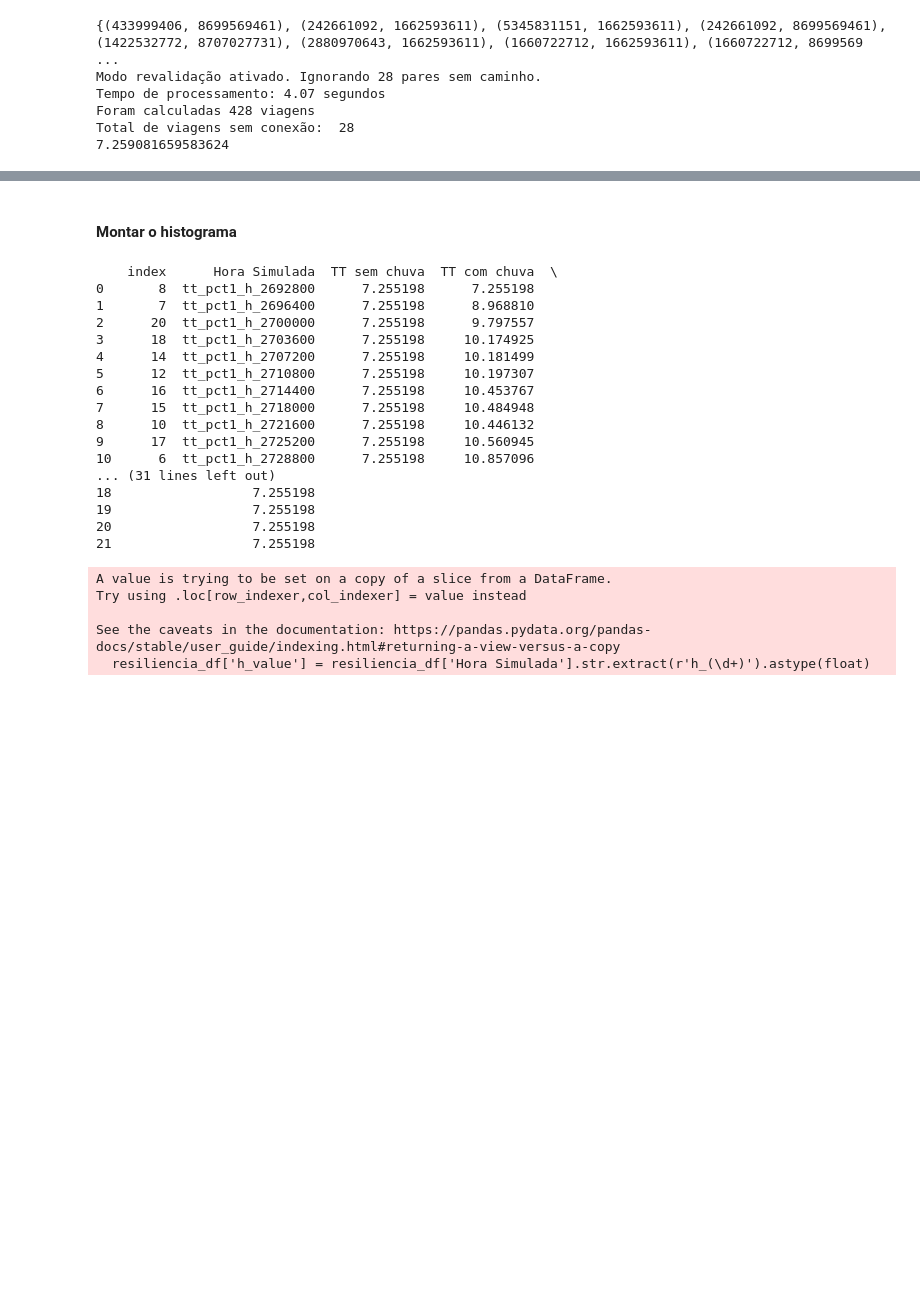
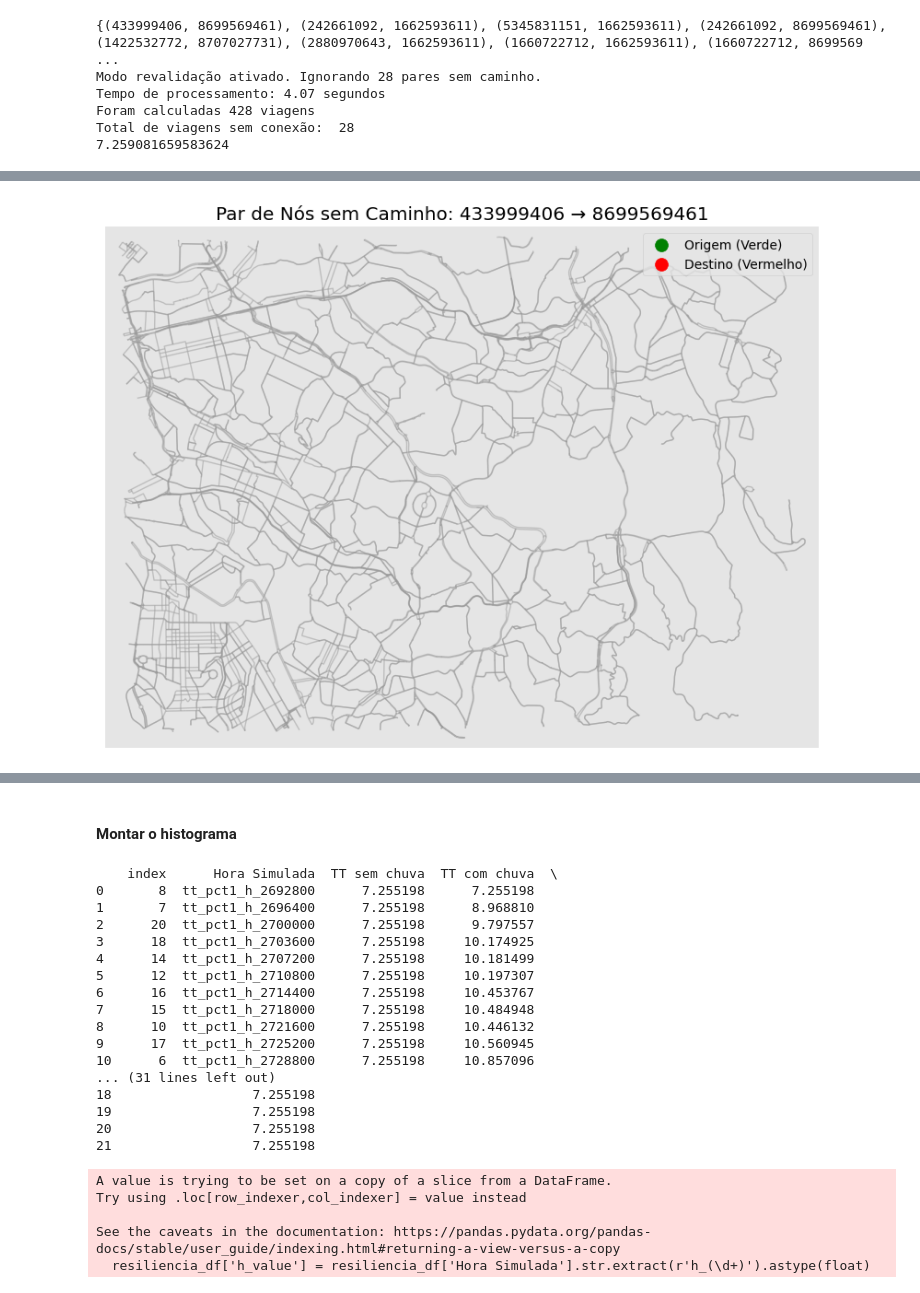
Before and after one commit to marcelof314/SP_urban_flooding, a Jupyter notebook: 02 OD Matrix and travel time.ipynb, the cells around one changed output, grey strips where cells are left out. Saved outputs shown, nothing was run; the diff lists cells and outputs as text; code cells hidden in the pictures; blank space fills up the shorter version.

Commit message:
Debugando nós sem caminhos mínimos.

```diff
--- a/02 OD Matrix and travel time.ipynb
+++ b/02 OD Matrix and travel time.ipynb
@@ -1628,0 +1805,17 @@ tempos_medios_arquivo
+# %%
+data = 0
+data_batch = []
+
+#for coluna in atributos_tt_ord:
+
+print(coluna)
+sem_caminho2 = []
+tempos_e_viagens_chuva_domimgo2 = []
+tempos_e_viagens_chuva_domingo3 = []
+sem_caminho = set()
+
+# 1o Cálculo do caminho mínimo, sem chuva
+tempos_e_viagens_domingo, sem_caminho = calcula_caminho_minimo3(centroides_dentro,'nearest_node_baseline', G_dinamico, 'speed_kph')
+print("Depois da 1ª chamada:", sem_caminho)
+#tt_seco = tempo_medio_viagem(tempos_e_viagens_domingo)
+print(tt_seco)
@@ -1628,0 +1849,39 @@ tempos_medios_arquivo
+# %%
+import networkx as nx
+import osmnx as ox
+import matplotlib.pyplot as plt
+
+sem_caminho_lista = list(sem_caminho)
+
+# Escolha um par de nós da lista sem_caminho
+par_escolhido = sem_caminho_lista[0]  # Substitua por qualquer outro par da lista
+
+# Criar uma cópia do grafo para evitar modificações acidentais
+G_plot = G_dinamico.copy()
+
+# Obter posições geográficas dos nós
+node_positions = {node: (data['x'], data['y']) for node, data in G_plot.nodes(data=True)}
+
+# Criar a figura
+fig, ax = plt.subplots(figsize=(10, 10))
+
+# Plotar o grafo base
+ox.plot_graph(G_plot, ax=ax, node_size=10, edge_alpha=0.5, show=False, close=False)
+
+# Adicionar os nós escolhidos com cores distintas
+if par_escolhido[0] in node_positions and par_escolhido[1] in node_positions:
+    x1, y1 = node_positions[par_escolhido[0]]
+    x2, y2 = node_positions[par_escolhido[1]]
+
+    ax.scatter(x1, y1, c='green', s=100, label="Origem (Verde)")
+    ax.scatter(x2, y2, c='red', s=100, label="Destino (Vermelho)")
+
+    plt.legend()
+    plt.title(f"Par de Nós sem Caminho: {par_escolhido[0]} → {par_escolhido[1]}")
+else:
+    print("⚠️ Um ou ambos os nós escolhidos não estão no grafo!")
+
+# Mostrar o gráfico
+plt.show()
+# %% [output]
+[figure, added]
```
Also changed, not shown: parts of 34 cells of this notebook, 1 other file.
